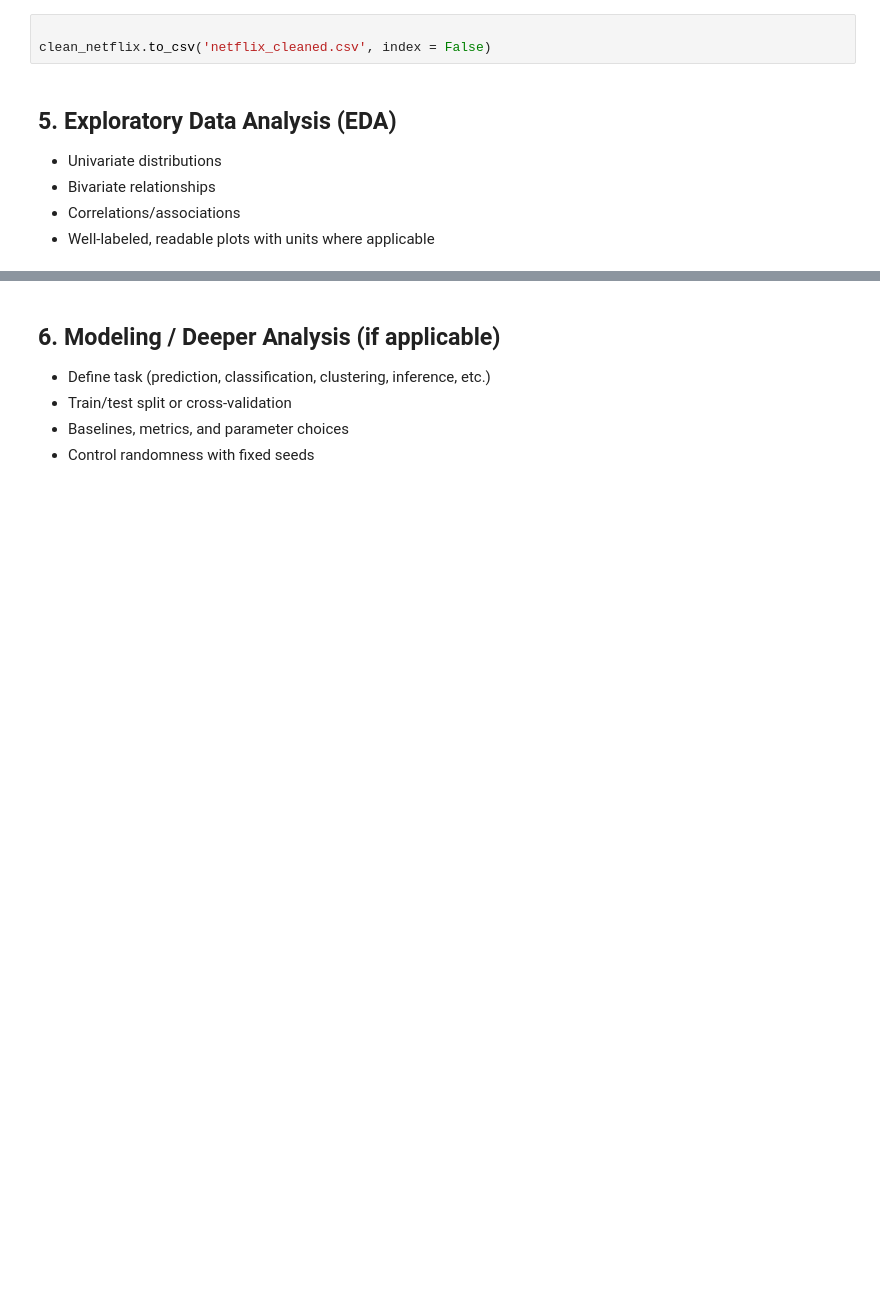
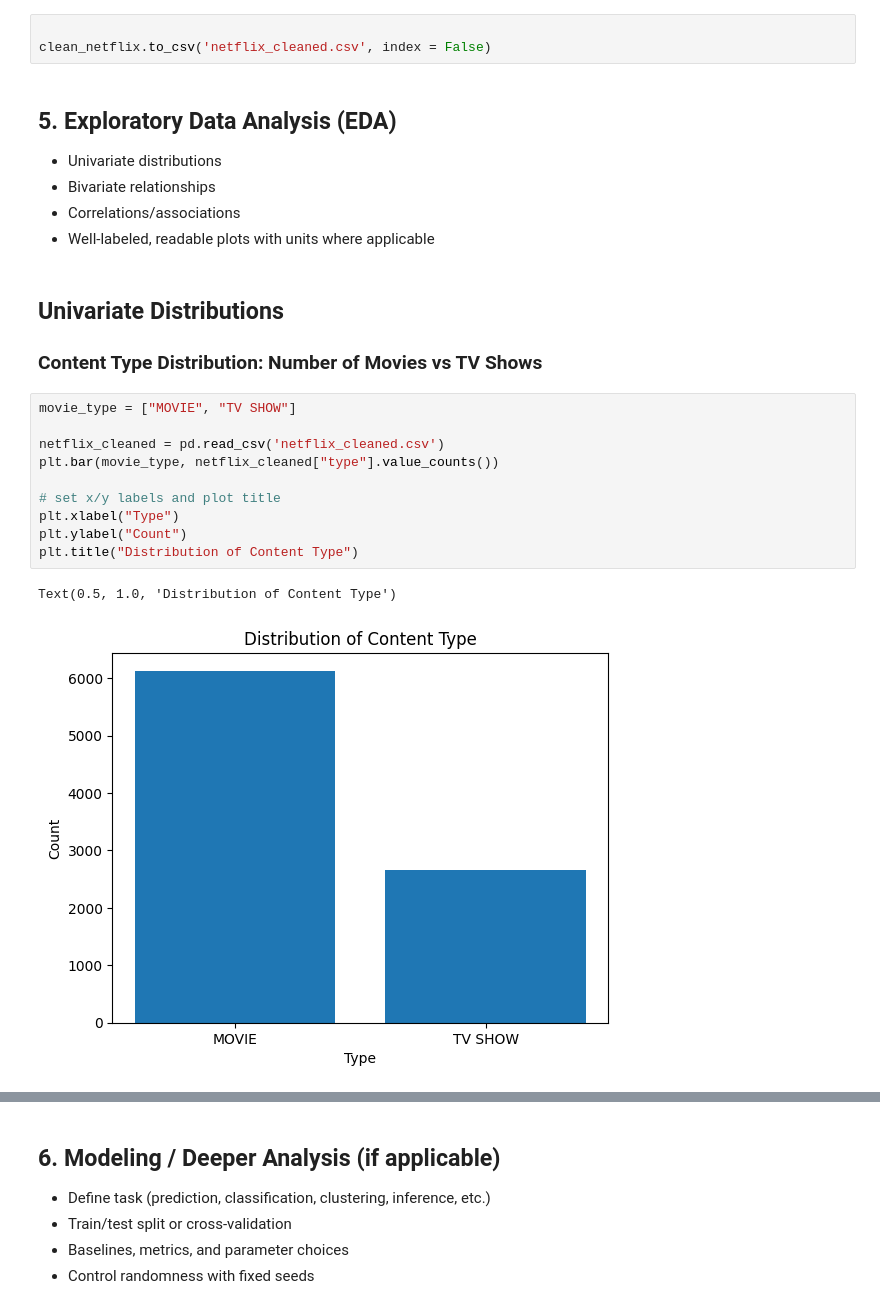
Before and after one commit to liya-eng/DSF_PROJECT, a Jupyter notebook: TT6L_G04_Notebook.ipynb, the cells around one changed output, grey strips where cells are left out. Saved outputs shown, nothing was run; the diff lists cells and outputs as text; blank space fills up the shorter version.

Commit message:
adding univariate and bivariate

```diff
--- a/TT6L_G04_Notebook.ipynb
+++ b/TT6L_G04_Notebook.ipynb
@@ -227,3 +227,20 @@ clean_netflix.to_csv('netflix_cleaned.csv', index = False)
 - Bivariate relationships
 - Correlations/associations
 - Well-labeled, readable plots with units where applicable
+# %% [markdown]
+## Univariate Distributions
+
+### Content Type Distribution: Number of Movies vs TV Shows
+# %%
+movie_type = ["MOVIE", "TV SHOW"]
+
+netflix_cleaned = pd.read_csv('netflix_cleaned.csv')
+plt.bar(movie_type, netflix_cleaned["type"].value_counts())
+
+# set x/y labels and plot title
+plt.xlabel("Type")
+plt.ylabel("Count")
+plt.title("Distribution of Content Type")
+# %% [output]
+Text(0.5, 1.0, 'Distribution of Content Type')
+[figure, added]
```
Also changed, not shown: parts of 10 cells of this notebook.
